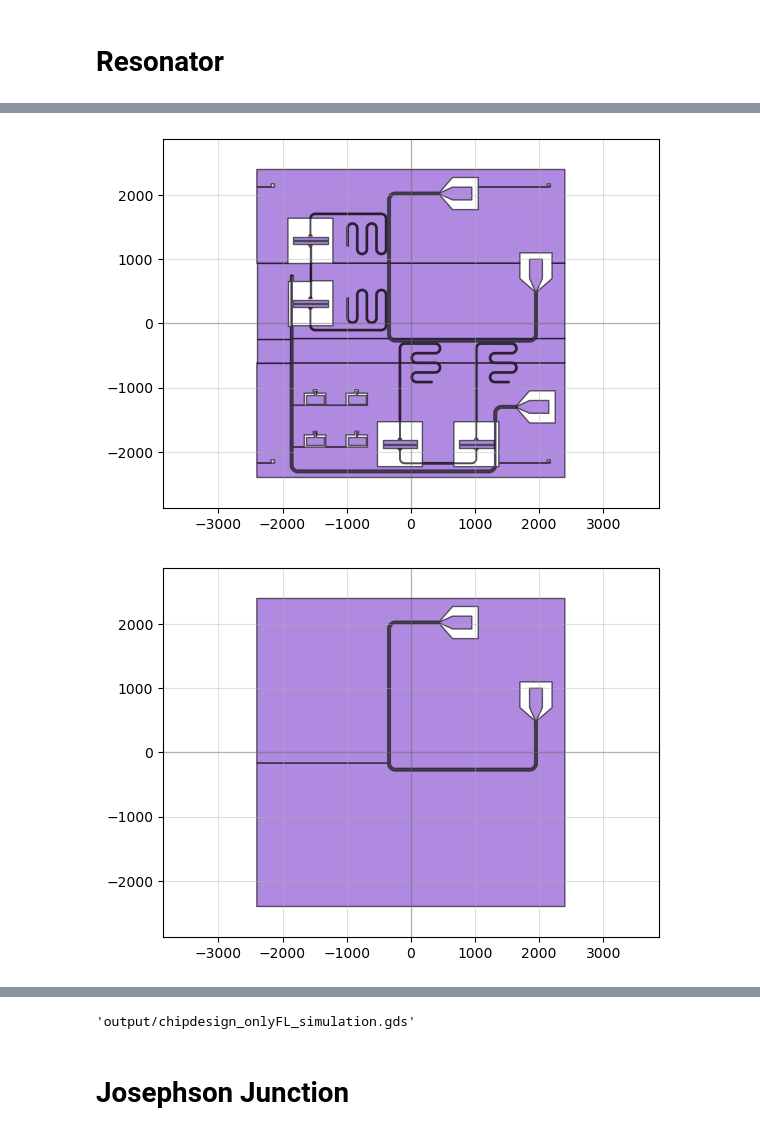
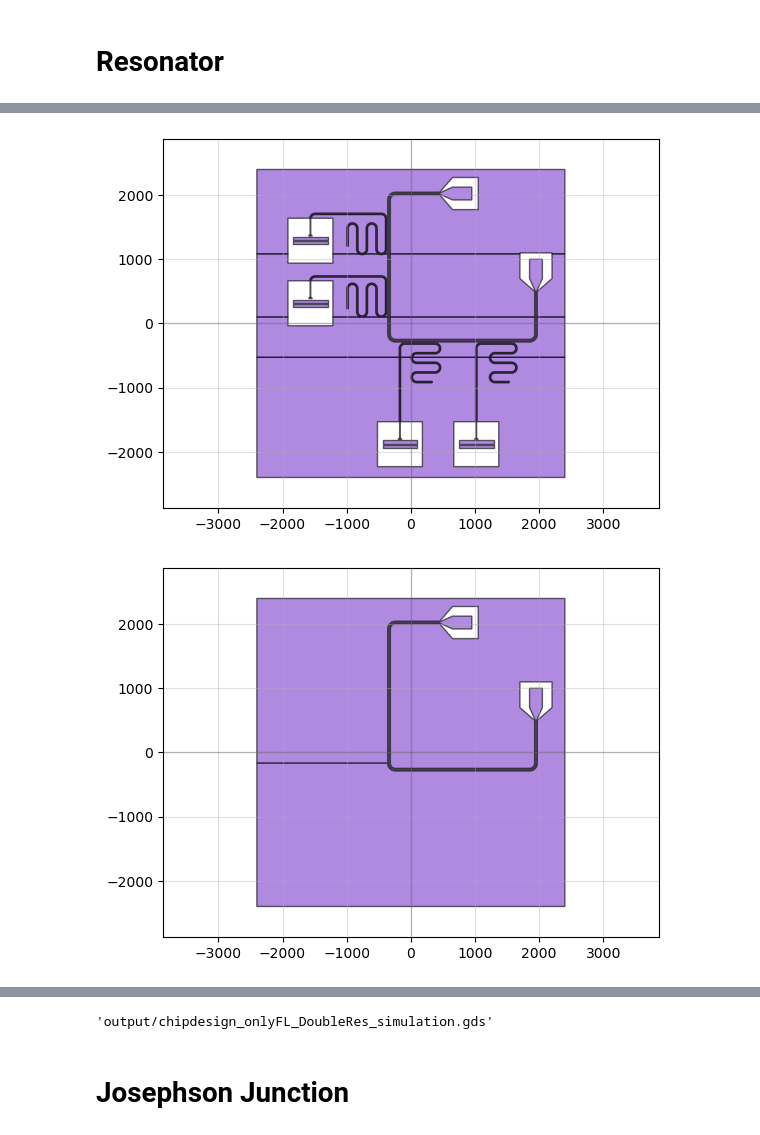
Before and after one commit to yminononono/Quantum-GDSDesign, a Jupyter notebook: transmon2D.ipynb, the cells around one changed output, grey strips where cells are left out. Drawn from its saved outputs; the diff is of its cells as text; code cells hidden in the pictures.

```diff
--- a/transmon2D.ipynb
+++ b/transmon2D.ipynb
@@ -21,8 +21,8 @@ feedline_resonator_gap = 13
 n_gridline = 20
 JJtype = "mh" # mh or dl (manhattan or dolan)
 Bandage = True
-DCLine = True # Add DC line next to squids
-Entangle = True # Connect two transmons
+DCLine = False # Add DC line next to squids
+Entangle = False # Connect two transmons
 
 outname = "waferdesign_" + JJtype
 if Bandage:
@@ -157,33 +157,42 @@ Length : 4183.093481820941 [um]
 # %%
 # Produce inverted version for simulation
 chipdesign_inverted = Device('chipdesign_inverted')
 chipdesign_inverted_FL = Device('chipdesign_inverted_FL')
+chipdesign_inverted_FL_DoubleRes = Device('chipdesign_inverted_FL_DoubleRes')
 chipdesign_inverted.add_ref(FL)
 chipdesign_inverted_FL.add_ref(FL)
+chipdesign_inverted_FL_DoubleRes.add_ref(FL)
+chipdesign_inverted_FL_DoubleRes.add_ref(R1_tmp)
+chipdesign_inverted_FL_DoubleRes.add_ref(R4_tmp)
 chipdesign_inverted.add_ref(R1_tmp)
 chipdesign_inverted.add_ref(R2_tmp)
 chipdesign_inverted.add_ref(R3_tmp)
 chipdesign_inverted.add_ref(R4_tmp)
-chipdesign_inverted.add_ref(CP)
-chipdesign_inverted.add_ref(TA)
+# chipdesign_inverted.add_ref(CP)
+# chipdesign_inverted.add_ref(TA)
 if DCLine:
     chipdesign_inverted.add_ref(DC_tmp)
 if Entangle:
     chipdesign_inverted.add_ref(line_1to2)
     chipdesign_inverted.add_ref(line_3to4)
 
 rectangle = pg.bbox([(-2400, -2400),(2400, 2400)], 0)
+trace_DoubleRes = pg.copy_layer(chipdesign_inverted_FL_DoubleRes, 1, 4)
 trace = pg.copy_layer(chipdesign_inverted, 1, 4)
 chipdesign_inverted = pg.boolean(rectangle, chipdesign_inverted, operation = 'not', layer = 4)
 chipdesign_inverted_FL = pg.boolean(rectangle, chipdesign_inverted_FL, operation = 'not', layer = 4)
+chipdesign_inverted_FL_DoubleRes = pg.boolean(rectangle, chipdesign_inverted_FL_DoubleRes, operation = 'not', layer = 4)
 
+chipdesign_inverted_FL_DoubleRes.add_ref(trace_DoubleRes)
 chipdesign_inverted.add_ref(trace)
 
 qp(chipdesign_inverted)
 qp(chipdesign_inverted_FL)
+qp(chipdesign_inverted_FL_DoubleRes)
 
 chipdesign_inverted.write_gds('output/chipdesign_simulation.gds')
 chipdesign_inverted_FL.write_gds('output/chipdesign_onlyFL_simulation.gds')
+chipdesign_inverted_FL_DoubleRes.write_gds('output/chipdesign_onlyFL_DoubleRes_simulation.gds')
 # %% [output]
-[figure, old version]
+[figure, new version]
 [figure]
@@ -190,4 +200,4 @@ chipdesign_inverted_FL.write_gds('output/chipdesign_onlyFL_simulation.gds')
-'output/chipdesign_onlyFL_simulation.gds'
+'output/chipdesign_onlyFL_DoubleRes_simulation.gds'
 # %% [markdown]
 # Josephson Junction
 # %%
```
Also changed, not shown: parts of 8 cells of this notebook, 1 other file.
